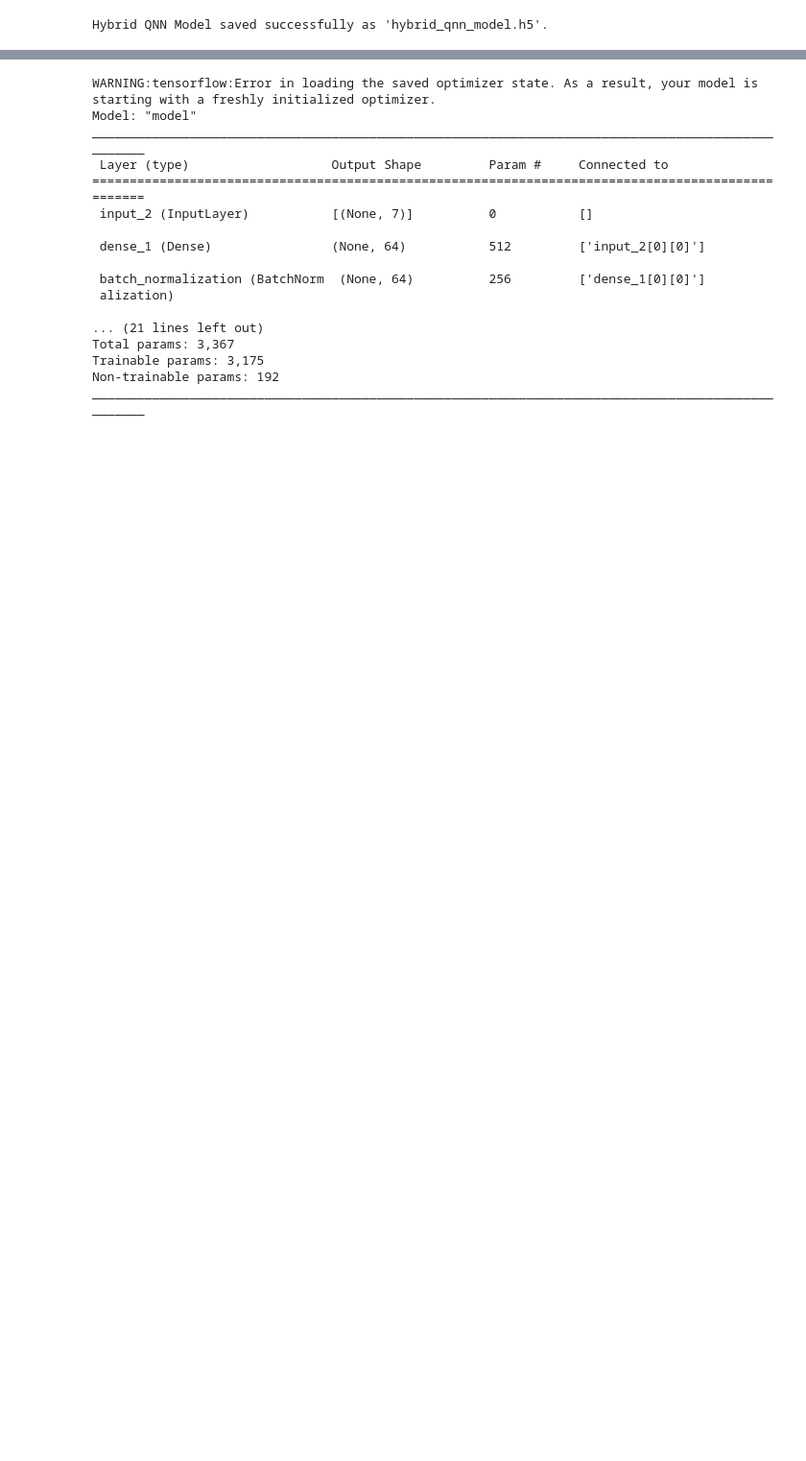
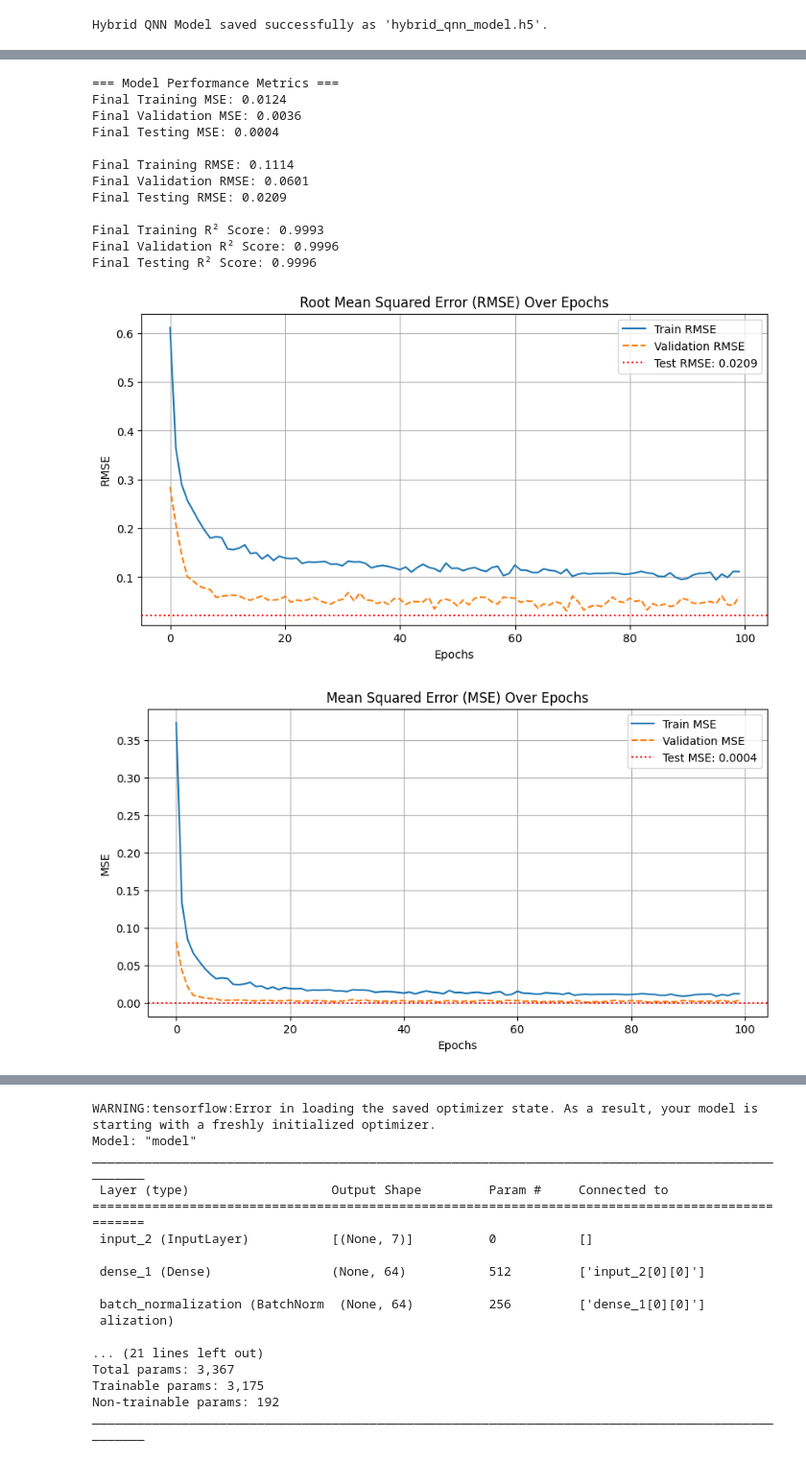
Before and after one commit to Nirusan03/QuanNetDetct, a Jupyter notebook: Model/QNN_Final.ipynb, the cells around one changed output, grey strips where cells are left out. Shown at 96% size. Saved outputs shown, nothing was run; the diff lists cells and outputs as text; code cells hidden in the pictures; blank space fills up the shorter version.

Commit message:
[55] Model Updated

```diff
--- a/Model/QNN_Final.ipynb
+++ b/Model/QNN_Final.ipynb
@@ -355,0 +384,62 @@ plt.show()
+# %%
+# Print Exact RMSE, MSE, and R² values for Train, Validation, and Test
+print("\n=== Model Performance Metrics ===")
+print(f"Final Training MSE: {train_mse[-1]:.4f}")
+print(f"Final Validation MSE: {val_mse[-1]:.4f}")
+print(f"Final Testing MSE: {test_mse:.4f} \n")
+
+print(f"Final Training RMSE: {train_rmse[-1]:.4f}")
+print(f"Final Validation RMSE: {val_rmse[-1]:.4f}")
+print(f"Final Testing RMSE: {test_rmse:.4f} \n")
+
+print(f"Final Training R² Score: {train_r2:.4f}")
+print(f"Final Validation R² Score: {val_r2:.4f}")
+print(f"Final Testing R² Score: {test_r2:.4f} \n")
+
+# Plot RMSE Curve
+plt.figure(figsize=(10, 5))
+plt.plot(train_rmse, label='Train RMSE', linestyle='solid')
+plt.plot(val_rmse, label='Validation RMSE', linestyle='dashed')
+plt.axhline(y=test_rmse, color='r', linestyle='dotted', label=f'Test RMSE: {test_rmse:.4f}')
+plt.xlabel('Epochs')
+plt.ylabel('RMSE')
+plt.title('Root Mean Squared Error (RMSE) Over Epochs')
+plt.legend()
+plt.grid()
+plt.show()
+
+# Plot MSE Curve
+plt.figure(figsize=(10, 5))
+plt.plot(train_mse, label='Train MSE', linestyle='solid')
+plt.plot(val_mse, label='Validation MSE', linestyle='dashed')
+plt.axhline(y=test_mse, color='r', linestyle='dotted', label=f'Test MSE: {test_mse:.4f}')
+plt.xlabel('Epochs')
+plt.ylabel('MSE')
+plt.title('Mean Squared Error (MSE) Over Epochs')
+plt.legend()
+plt.grid()
+plt.show()
+
+# Plot R² Score for Training, Validation, and Testing
+plt.figure(figsize=(10, 5))
+plt.bar(["Train R²", "Validation R²", "Test R²"], [train_r2, val_r2, test_r2], color=["blue", "green", "red"])
+plt.ylabel("R² Score")
+plt.title("Final R² Score for Training, Validation, and Testing")
+plt.ylim(0, 1)
+plt.grid(axis="y", linestyle="--", alpha=0.7)
+plt.show()
+# %% [output]
+=== Model Performance Metrics ===
+Final Training MSE: 0.0124
+Final Validation MSE: 0.0036
+Final Testing MSE: 0.0004
+
+Final Training RMSE: 0.1114
+Final Validation RMSE: 0.0601
+Final Testing RMSE: 0.0209
+
+Final Training R² Score: 0.9993
+Final Validation R² Score: 0.9996
+Final Testing R² Score: 0.9996
+[figure, added]
+[figure, added]
```
Also changed, not shown: parts of 7 cells of this notebook, 1 other file.
